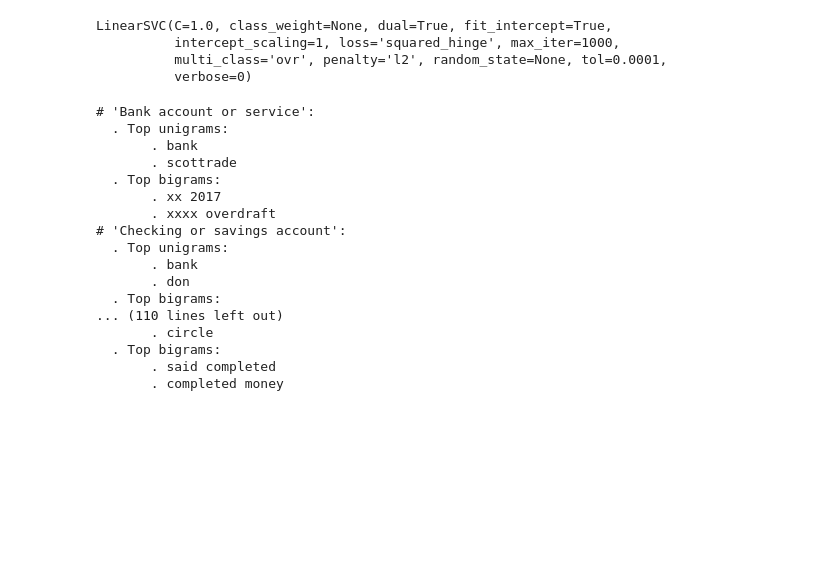
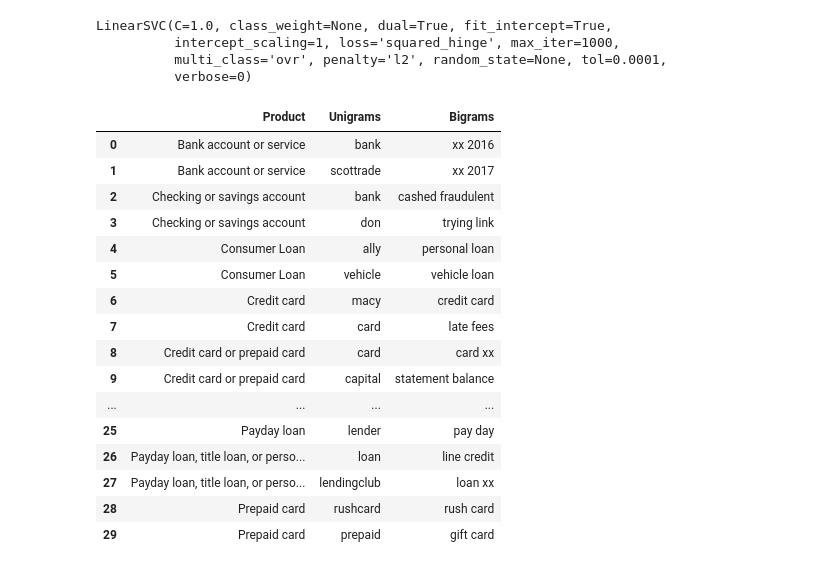
Before and after one commit to namitasharma01/text-mining, a Jupyter notebook: Project/MultiClass_TextClassification.ipynb, the cells around one changed output. Cells and saved outputs as stored; diff of their text form; code cells hidden in the pictures; blank space fills up the shorter version.

```diff
--- a/Project/MultiClass_TextClassification.ipynb
+++ b/Project/MultiClass_TextClassification.ipynb
@@ -700,32 +533,42 @@ LinearSVC(C=1.0, class_weight=None, dual=True, fit_intercept=True,
 from sklearn.feature_selection import chi2
 
 N = 2
-for Product, category_id in sorted(category_to_id.items()):
+df_feat = pd.DataFrame(columns=['Product', 'Unigrams', 'Bigrams'])
+
+for product, category_id in sorted(category_to_id.items()):
   indices = np.argsort(model.coef_[category_id])
   feature_names = np.array(tfidf.get_feature_names())[indices]
+
   unigrams = [v for v in reversed(feature_names) if len(v.split(' ')) == 1][:N]
   bigrams = [v for v in reversed(feature_names) if len(v.split(' ')) == 2][:N]
-  print("# '{}':".format(Product))
-  print("  . Top unigrams:\n       . {}".format('\n       . '.join(unigrams)))
-  print("  . Top bigrams:\n       . {}".format('\n       . '.join(bigrams)))
+
+  # Top N most correlated unigrams and bigrams for each category
+  df_cat = pd.DataFrame(index=range(N), columns=['Product', 'Unigrams', 'Bigrams'])
+  df_cat['Product'] = product
+  df_cat['Unigrams'] = unigrams[-N:]
+  df_cat['Bigrams'] = bigrams[-N:]
+
+  df_feat = pd.concat([df_feat, df_cat], axis=0, ignore_index=True)
-# %% [output]
-# 'Bank account or service':
-  . Top unigrams:
-       . bank
-       . scottrade
-  . Top bigrams:
-       . xx 2017
-       . xxxx overdraft
-# 'Checking or savings account':
-  . Top unigrams:
-       . bank
-       . don
-  . Top bigrams:
-... (110 lines left out)
-       . circle
-  . Top bigrams:
-       . said completed
-       . completed money
+# %%
+df_feat.head(30)
+# %% [output]
+|  | Product | Unigrams | Bigrams |
+| 0 | Bank account or service | bank | xx 2016 |
+| 1 | Bank account or service | scottrade | xx 2017 |
+| 2 | Checking or savings account | bank | cashed fraudulent |
+| 3 | Checking or savings account | don | trying link |
+| 4 | Consumer Loan | ally | personal loan |
+| 5 | Consumer Loan | vehicle | vehicle loan |
+| 6 | Credit card | macy | credit card |
+| 7 | Credit card | card | late fees |
+| 8 | Credit card or prepaid card | card | card xx |
+| 9 | Credit card or prepaid card | capital | statement balance |
+| ... | ... | ... | ... |
+| 25 | Payday loan | lender | pay day |
+| 26 | Payday loan, title loan, or perso... | loan | line credit |
+| 27 | Payday loan, title loan, or perso... | lendingclub | loan xx |
+| 28 | Prepaid card | rushcard | rush card |
+| 29 | Prepaid card | prepaid | gift card |
 # %%
 texts = ["I requested a home loan modification through Bank of America. Bank of America never got back to me.",
          "It has been difficult for me to find my past due balance. I missed a regular monthly payment",
```
Also changed, not shown: parts of 18 cells of this notebook.
